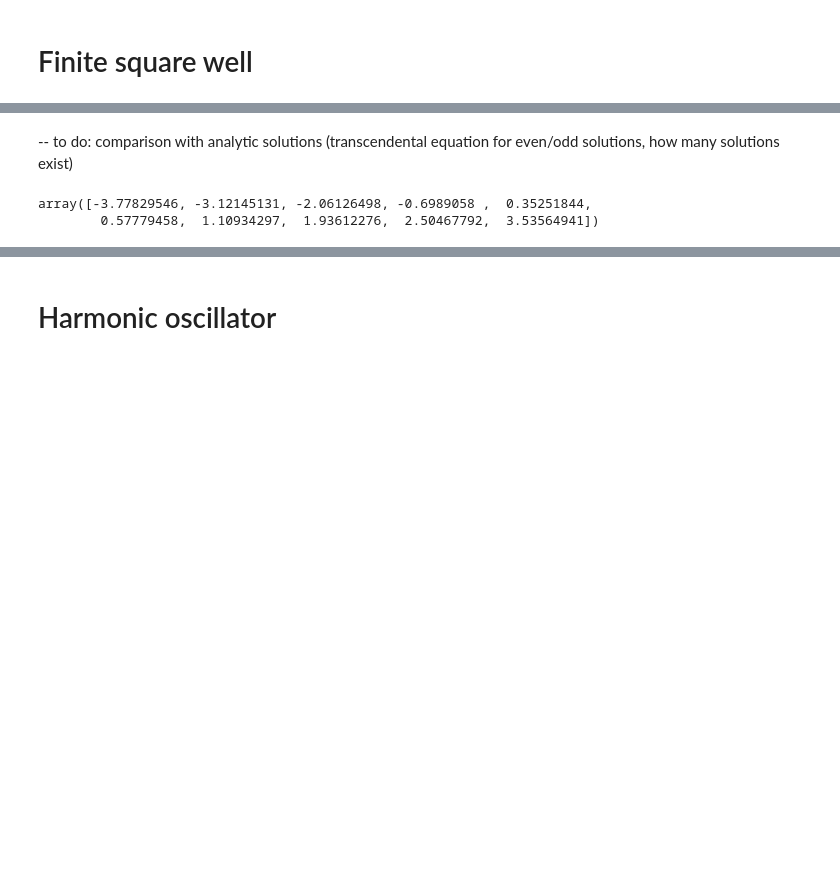
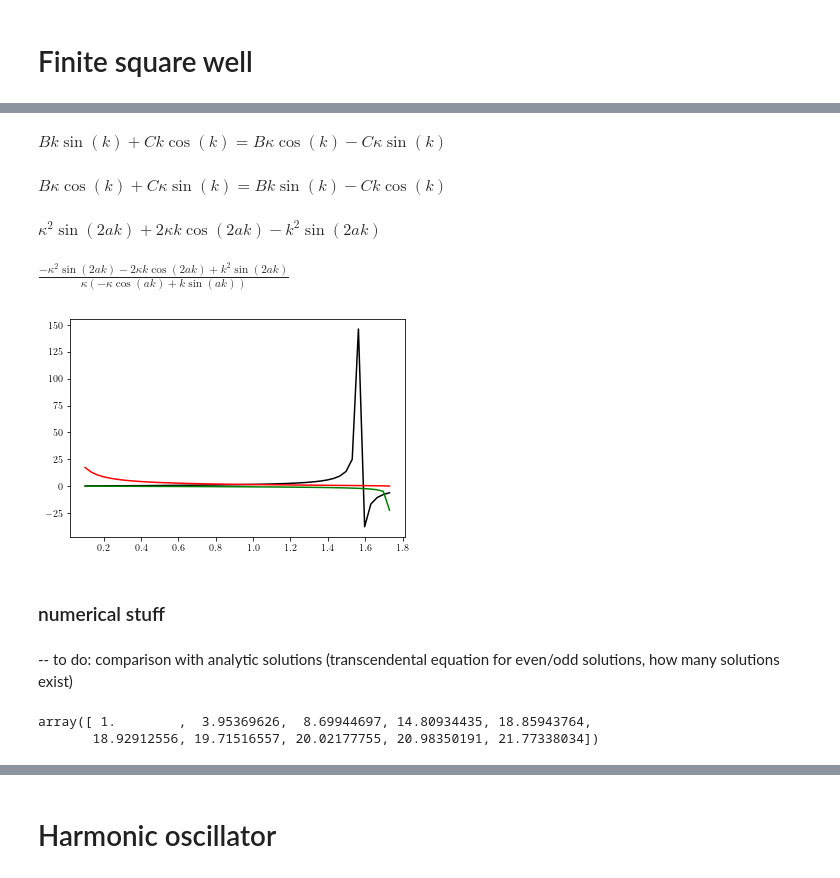
Before and after one commit to rwhitehill/CP-PHYS811-F24, a Jupyter notebook: P3/main.ipynb, the cells around one changed output, grey strips where cells are left out. Drawn from its saved outputs; the diff is of its cells as text; code cells hidden in the pictures; blank space fills up the shorter version.

```diff
--- a/P3/main.ipynb
+++ b/P3/main.ipynb
@@ -36,0 +62,26 @@ def solve_SE(x0,x1,n,V):
+# %%
+A_ = sp.solve(BC1,A,dict=True)[0][A]
+D_ = sp.solve(BC3,D,dict=True)[0][D]
+
+BC2 = BC2.subs(A,A_).simplify()
+BC4 = BC4.subs(D,D_).simplify()
+
+display(BC2.expand())
+display(BC4.expand())
+
+# L = sp.Matrix([
+#     [k*sp.cos(k*a),k*sp.sin(k*a)],
+#     [kappa*sp.sin(k*a),kappa*sp.cos(k*a)]
+# ])
+# R = sp.Matrix([
+#     [-kappa*sp.sin(k),kappa*sp.cos(k)],
+#     [-k*sp.cos(k),k*sp.sin(k)]
+# ])
+# A = L - R
+# %% [output]
+$\displaystyle B k \sin{\left(k \right)} + C k \cos{\left(k \right)} = B \kappa \cos{\left(k \right)} - C \kappa \sin{\left(k \right)}$
+$\displaystyle B \kappa \cos{\left(k \right)} + C \kappa \sin{\left(k \right)} = B k \sin{\left(k \right)} - C k \cos{\left(k \right)}$
+# %%
+A.det().simplify()
+# %% [output]
+$\displaystyle \kappa^{2} \sin{\left(2 a k \right)} + 2 \kappa k \cos{\left(2 a k \right)} - k^{2} \sin{\left(2 a k \right)}$
@@ -37,3 +93,23 @@ def solve_SE(x0,x1,n,V):
+# %%
+(l - r).simplify()
+# %% [output]
+$\displaystyle \frac{- \kappa^{2} \sin{\left(2 a k \right)} - 2 \kappa k \cos{\left(2 a k \right)} + k^{2} \sin{\left(2 a k \right)}}{\kappa \left(- \kappa \cos{\left(a k \right)} + k \sin{\left(a k \right)}\right)}$
+# %%
+v0 = 3
+N  = int(np.sqrt(v0)) + 1
+# for i in range(1,N+1):
+k  = np.linspace(0.1,0.999*np.sqrt(v0))
+plt.plot(k,np.tan(k),'k')
+plt.plot(k,np.sqrt(v0/k**2-1),'r')
+plt.plot(k,-1/np.sqrt(v0/k**2-1),'g')
+
+# plt.ylim(0)
+
+plt.show()
+# %% [output]
+[figure, added]
+# %% [markdown]
+### numerical stuff
 # %% [markdown]
 -- to do: comparison with analytic solutions (transcendental equation for even/odd solutions, how many solutions exist)
 # %%
@@ -45,5 +121,5 @@ x,E,psi = solve_SE(-5,5,1000,lambda t: V(t,a=2,V0=4))
 # %%
-E[:10]
+E[:10]/E[0]
 # %% [output]
-array([-3.77829546, -3.12145131, -2.06126498, -0.6989058 ,  0.35251844,
-        0.57779458,  1.10934297,  1.93612276,  2.50467792,  3.53564941])
+array([ 1.        ,  3.95369626,  8.69944697, 14.80934435, 18.85943764,
+       18.92912556, 19.71516557, 20.02177755, 20.98350191, 21.77338034])
```
Also changed, not shown: parts of 17 cells of this notebook.
